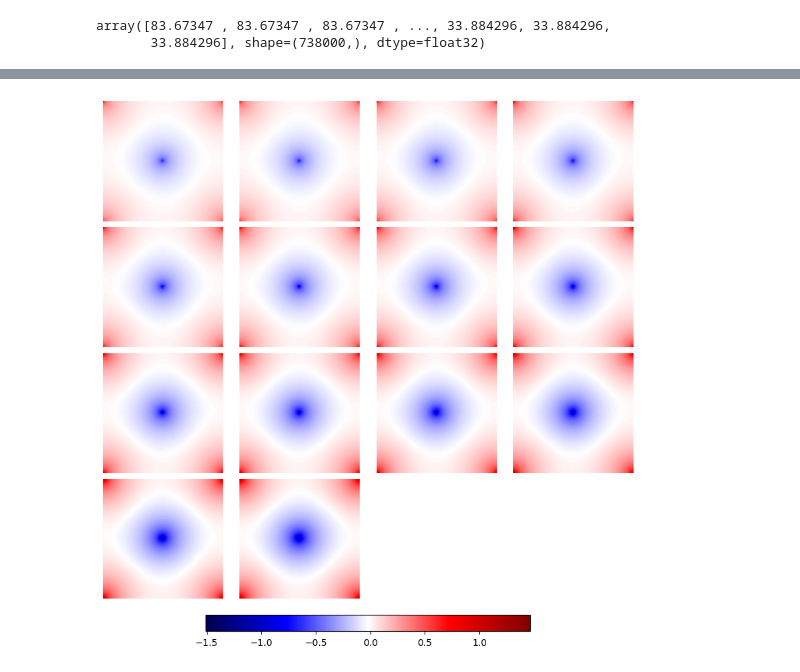
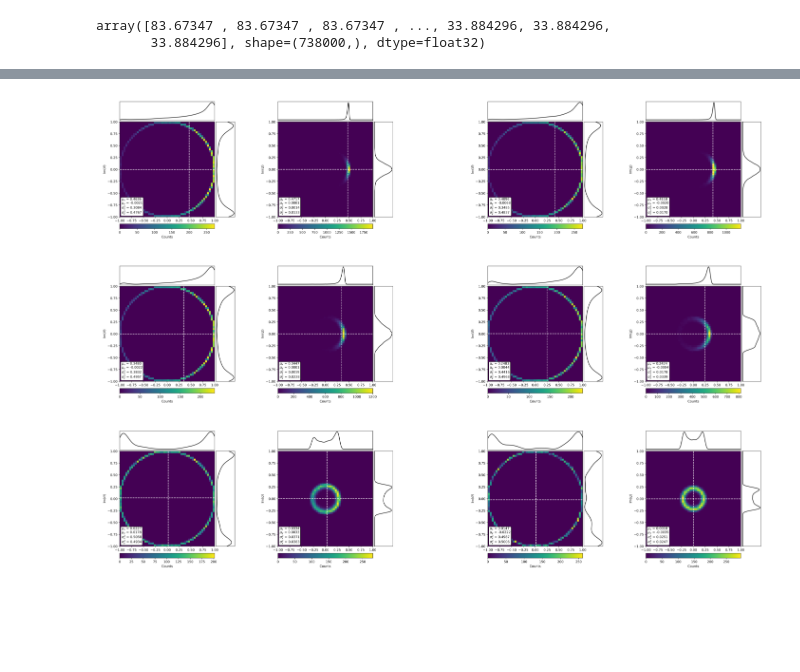
Before and after one commit to amshak01/XY-Contour-Deformations, a Jupyter notebook: deformations.ipynb, the cells around one changed output, grey strips where cells are left out. Cells and saved outputs as stored; diff of their text form; code cells hidden in the pictures; blank space fills up the shorter version.

Commit message:
Final iteration. Post processing remains to be done for computing correlation functions. Will probably be in a new notebook

```diff
--- a/deformations.ipynb
+++ b/deformations.ipynb
@@ -185,6 +176,8 @@ multi_val_loader = DataLoader(val_multi_file_ds, batch_size=256, shuffle=False,
 optim = Adam(unet.parameters(), lr=1e-3)
 scheduler = CosineAnnealingWarmRestarts(optim, 2500, eta_min=1e-5)
 # %%
+unet.train()
+
 train(
     model=unet,
     loader=multi_train_loader,
@@ -192,6 +185,6 @@ train(
     scheduler=scheduler,
     epochs=20,
     device=device,
-    val_loader=multi_val_loader,
+    # val_loader=multi_val_loader,
 )
 # %%
@@ -264,7 +195,7 @@ unet.eval()
 init_corrs = []
 def_corrs = []
 
-for i in range(lat_size // 4, lat_size * 3 // 4 + 1, 2):  # Using every 2nd separation for efficiency
+for i in range(lat_size // 8, lat_size * 7 // 8 + 1, 2):  # Using every 2nd separation for efficiency
     print(f"Sep: x=y={i}")
 
     x = torch.tensor([i], device=device, dtype=torch.float32)
@@ -307,4 +252,0 @@ init_corrs, def_corrs = torch.load("corrs_128.pth")
-# %%
-plot_tensor_grid(tempwise_shift_fields)
-# %% [output]
-[figure, removed]
@@ -310,0 +255,47 @@ plot_tensor_grid(tempwise_shift_fields)
+# %%
+from matplotlib.backends.backend_agg import FigureCanvasAgg as FigureCanvas
+import numpy as np
+from io import BytesIO
+from PIL import Image
+
+def plot_hists_grid_from_function(initials, deformeds, ncols=3):
+    """
+    Render each plot_hists() into an image and tile them in a grid.
+    """
+
+    N = len(initials)
+    nrows = int(np.ceil(N / ncols))
+    images = []
+
+    for i in range(N):
+        # Get the figure from plot_hists
+        fig = plot_hists(initials[i], deformeds[i])
+
+        # Render the figure to a PNG buffer
+        buf = BytesIO()
+        fig.savefig(buf, format='png', bbox_inches='tight', dpi=400)
+        plt.close(fig)
+        buf.seek(0)
+
+        img = Image.open(buf).convert("RGB")
+        images.append(img)
+
+    # Now tile all rendered images in one big figure
+    fig, axs = plt.subplots(nrows, ncols, figsize=(ncols * 9, nrows * 6), constrained_layout=False)
+    axs = np.array(axs).reshape(-1)
+
+    for i, ax in enumerate(axs):
+        if i < len(images):
+            ax.imshow(images[i])
+        ax.axis('off')
+
+    # Adjust vertical & horizontal spacing
+    plt.subplots_adjust(hspace=-0.5, wspace=0.25)  # reduce these as needed
+
+    plt.show()
+
+
+l = init_corrs.size(0)  # Number of seps
+plot_hists_grid_from_function(init_corrs[0,::4,:], def_corrs[0,::4,:], ncols=2)
+# %% [output]
+[figure, added]
```
Also changed, not shown: parts of 21 cells of this notebook, 2 other files.
